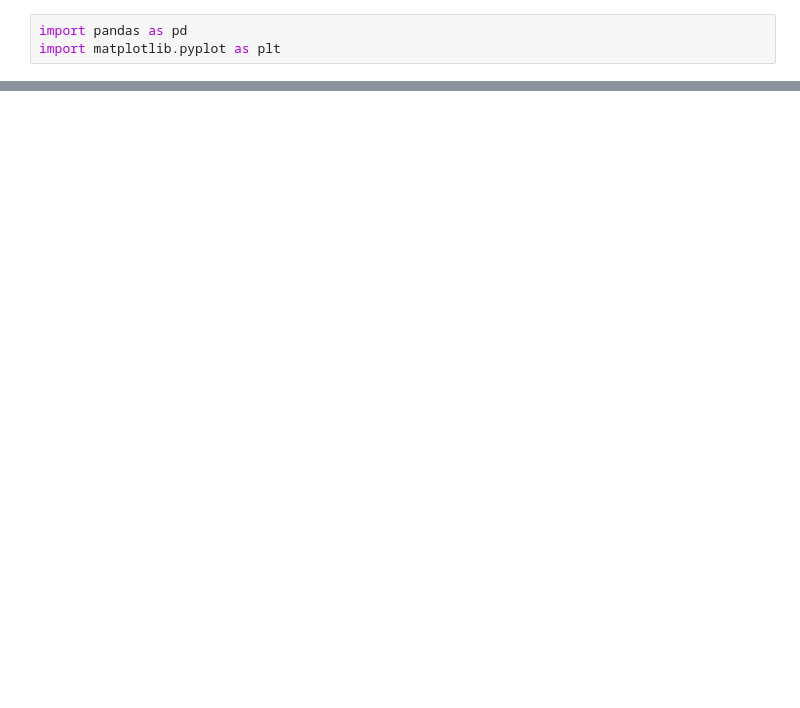
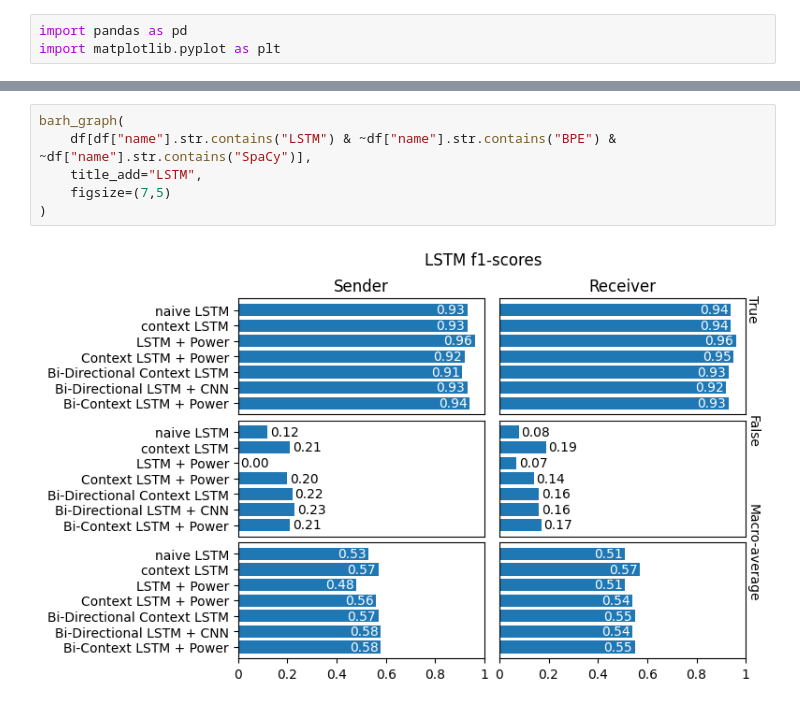
Before and after one commit to AdamKreitz/w266-final-project, a Jupyter notebook: visuals.ipynb, the cells around one changed output, grey strips where cells are left out. Saved outputs shown, nothing was run; the diff lists cells and outputs as text; blank space fills up the shorter version.

```diff
--- a/visuals.ipynb
+++ b/visuals.ipynb
@@ -136,0 +138,8 @@ plt.show()
+# %%
+barh_graph(
+    df[df["name"].str.contains("LSTM") & ~df["name"].str.contains("BPE") & ~df["name"].str.contains("SpaCy")],
+    title_add="LSTM",
+    figsize=(7,5)
+)
+# %% [output]
+[figure, added]
```
Also changed, not shown: parts of 7 cells of this notebook.
